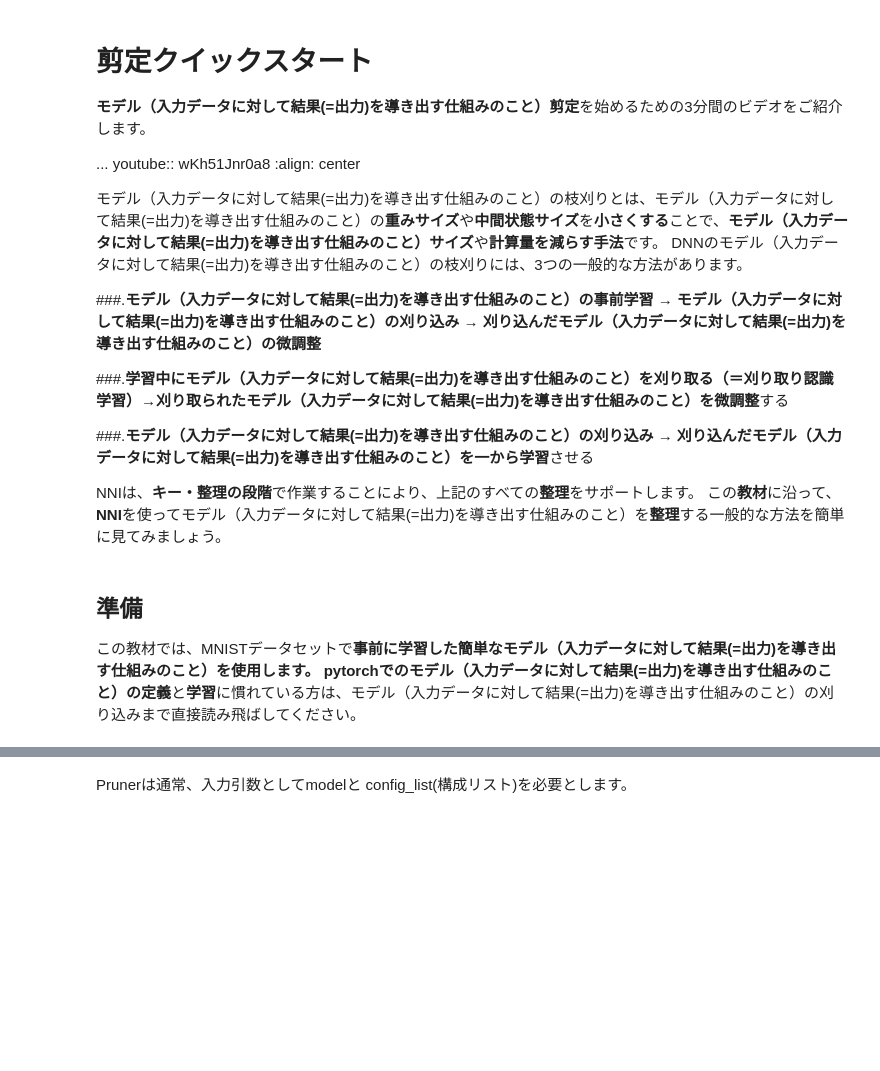
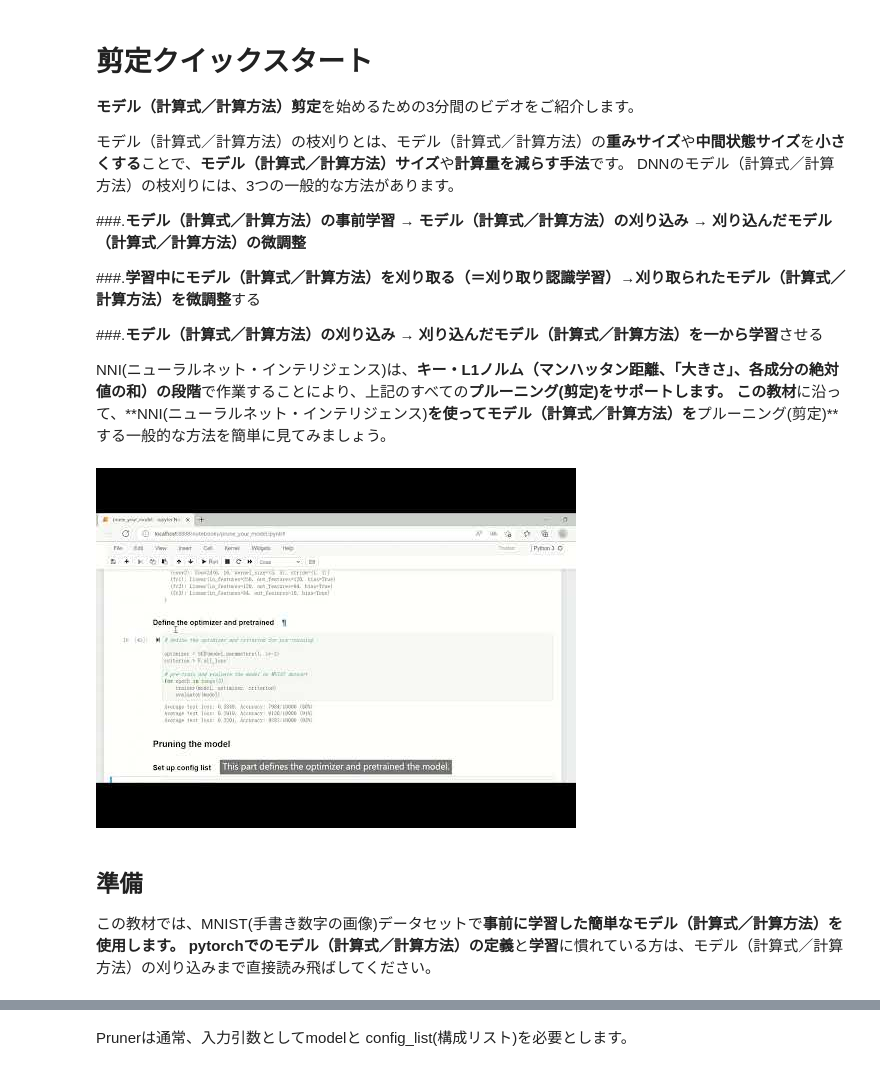
Before and after one commit to webclinic017/-daily-test, a Jupyter notebook: pruning_quick_start_mnist.ipynb, the cells around one changed output, grey strips where cells are left out. Saved outputs shown, nothing was run; the diff lists cells and outputs as text; code cells hidden in the pictures; blank space fills up the shorter version.

```diff
--- a/pruning_quick_start_mnist.ipynb
+++ b/pruning_quick_start_mnist.ipynb
@@ -5,20 +5,26 @@
 # %% [markdown]
 
 # **剪定クイックスタート**
-**モデル（入力データに対して結果(=出力)を導き出す仕組みのこと）剪定**を始めるための3分間のビデオをご紹介します。
-
-... youtube:: wKh51Jnr0a8 :align: center
-
-モデル（入力データに対して結果(=出力)を導き出す仕組みのこと）の枝刈りとは、モデル（入力データに対して結果(=出力)を導き出す仕組みのこと）の**重みサイズ**や**中間状態サイズ**を**小さくする**ことで、**モデル（入力データに対して結果(=出力)を導き出す仕組みのこと）サイズ**や**計算量を減らす手法**です。 DNNのモデル（入力データに対して結果(=出力)を導き出す仕組みのこと）の枝刈りには、3つの一般的な方法があります。
-
-###.**モデル（入力データに対して結果(=出力)を導き出す仕組みのこと）の事前学習** → **モデル（入力データに対して結果(=出力)を導き出す仕組みのこと）の刈り込み** → **刈り込んだモデル（入力データに対して結果(=出力)を導き出す仕組みのこと）の微調整**
-
-###.**学習中にモデル（入力データに対して結果(=出力)を導き出す仕組みのこと）を刈り取る（＝刈り取り認識学習）**→**刈り取られたモデル（入力データに対して結果(=出力)を導き出す仕組みのこと）を微調整**する
-
-###.**モデル（入力データに対して結果(=出力)を導き出す仕組みのこと）の刈り込み** → **刈り込んだモデル（入力データに対して結果(=出力)を導き出す仕組みのこと）を一から学習**させる
+**モデル（計算式／計算方法）剪定**を始めるための3分間のビデオをご紹介します。
 
 
-NNIは、**キー・整理の段階**で作業することにより、上記のすべての**整理**をサポートします。 この**教材**に沿って、**NNI**を使ってモデル（入力データに対して結果(=出力)を導き出す仕組みのこと）を**整理**する一般的な方法を簡単に見てみましょう。
+
+モデル（計算式／計算方法）の枝刈りとは、モデル（計算式／計算方法）の**重みサイズ**や**中間状態サイズ**を**小さくする**ことで、**モデル（計算式／計算方法）サイズ**や**計算量を減らす手法**です。 DNNのモデル（計算式／計算方法）の枝刈りには、3つの一般的な方法があります。
+
+
+###.**モデル（計算式／計算方法）の事前学習** → **モデル（計算式／計算方法）の刈り込み** → **刈り込んだモデル（計算式／計算方法）の微調整**
+
+###.**学習中にモデル（計算式／計算方法）を刈り取る（＝刈り取り認識学習）**→**刈り取られたモデル（計算式／計算方法）を微調整**する
+
+###.**モデル（計算式／計算方法）の刈り込み** → **刈り込んだモデル（計算式／計算方法）を一から学習**させる
+
+
+NNI(ニューラルネット・インテリジェンス)は、**キー・L1ノルム（マンハッタン距離、「大きさ」、各成分の絶対値の和）の段階**で作業することにより、上記のすべての**プルーニング(剪定)**をサポートします。 この**教材**に沿って、**NNI(ニューラルネット・インテリジェンス)**を使ってモデル（計算式／計算方法）を**プルーニング(剪定)**する一般的な方法を簡単に見てみましょう。
+# %%
+from IPython.display import YouTubeVideo
+YouTubeVideo('wKh51Jnr0a8', width=400, height=300)
+# %% [output]
+[figure, added]
 # %% [markdown]
 ## **準備**
-この教材では、MNISTデータセットで**事前に学習した簡単なモデル（入力データに対して結果(=出力)を導き出す仕組みのこと）**を使用します。 **pytorch**での**モデル（入力データに対して結果(=出力)を導き出す仕組みのこと）の定義**と**学習**に慣れている方は、モデル（入力データに対して結果(=出力)を導き出す仕組みのこと）の刈り込みまで直接読み飛ばしてください。
+この教材では、MNIST(手書き数字の画像)データセットで**事前に学習した簡単なモデル（計算式／計算方法）**を使用します。 **pytorch**での**モデル（計算式／計算方法）の定義**と**学習**に慣れている方は、モデル（計算式／計算方法）の刈り込みまで直接読み飛ばしてください。
```
Also changed, not shown: parts of 12 cells of this notebook.
